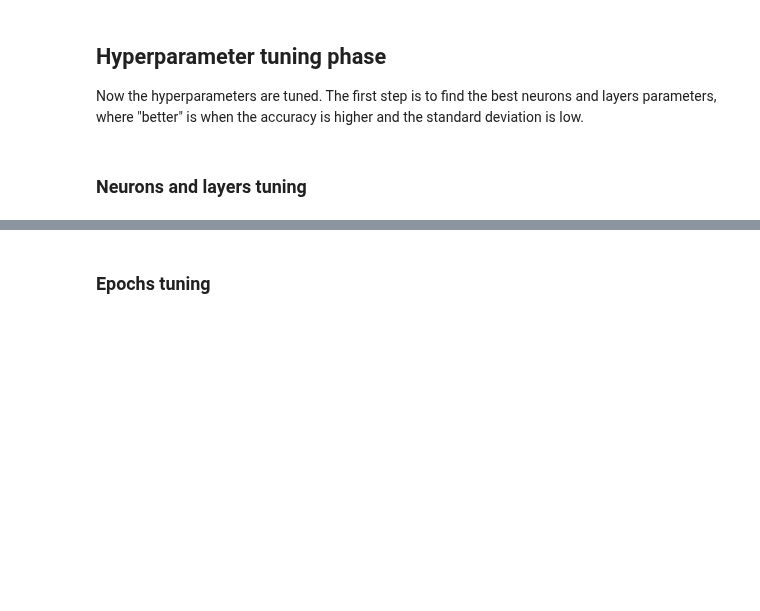
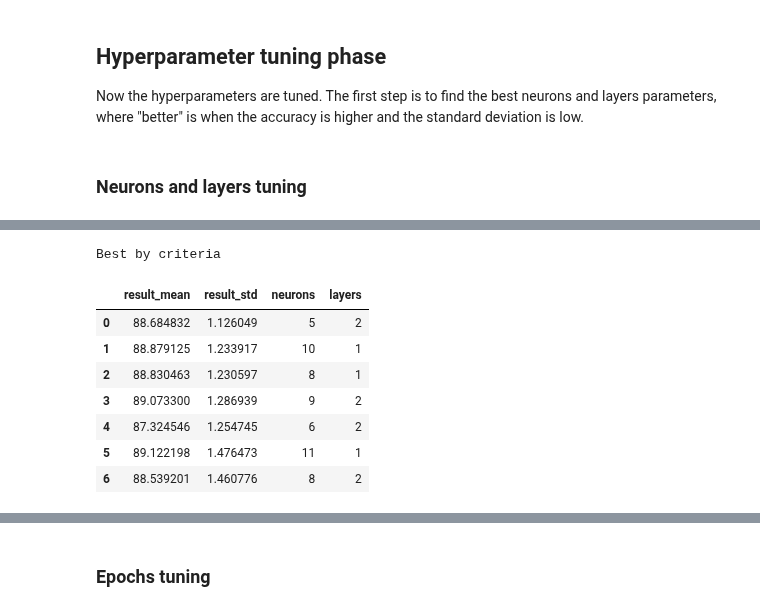
Before and after one commit to ggzor/nn-fire, a Jupyter notebook: notebook.ipynb, the cells around one changed output, grey strips where cells are left out. Drawn from its saved outputs; the diff is of its cells as text; code cells hidden in the pictures; blank space fills up the shorter version.

```diff
--- a/notebook.ipynb
+++ b/notebook.ipynb
@@ -324,3 +356,16 @@ neurons_result_df.head(BEST_FOREACH_PHASE)[["result_mean", "result_std", "neuron
+# %%
+print('Best by criteria')
+neurons_by_criteria_df
+# %% [output]
+Best by criteria
+|  | result_mean | result_std | neurons | layers |
+| 0 | 88.684832 | 1.126049 | 5 | 2 |
+| 1 | 88.879125 | 1.233917 | 10 | 1 |
+| 2 | 88.830463 | 1.230597 | 8 | 1 |
+| 3 | 89.073300 | 1.286939 | 9 | 2 |
+| 4 | 87.324546 | 1.254745 | 6 | 2 |
+| 5 | 89.122198 | 1.476473 | 11 | 1 |
+| 6 | 88.539201 | 1.460776 | 8 | 2 |
 # %%
 import altair as alt
 
```
Also changed, not shown: parts of 17 cells of this notebook.
